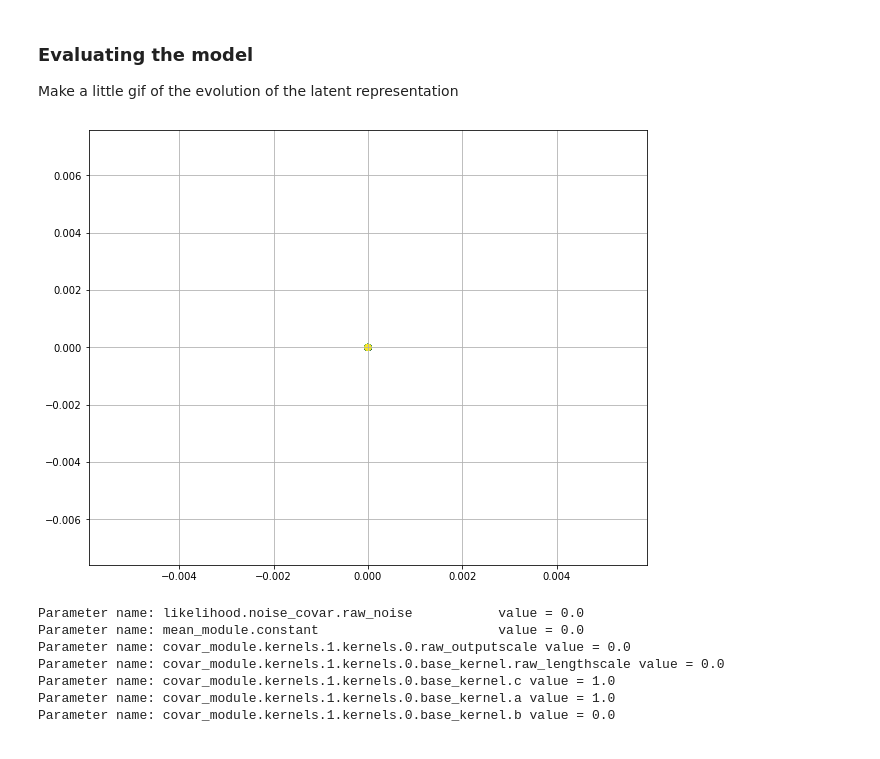
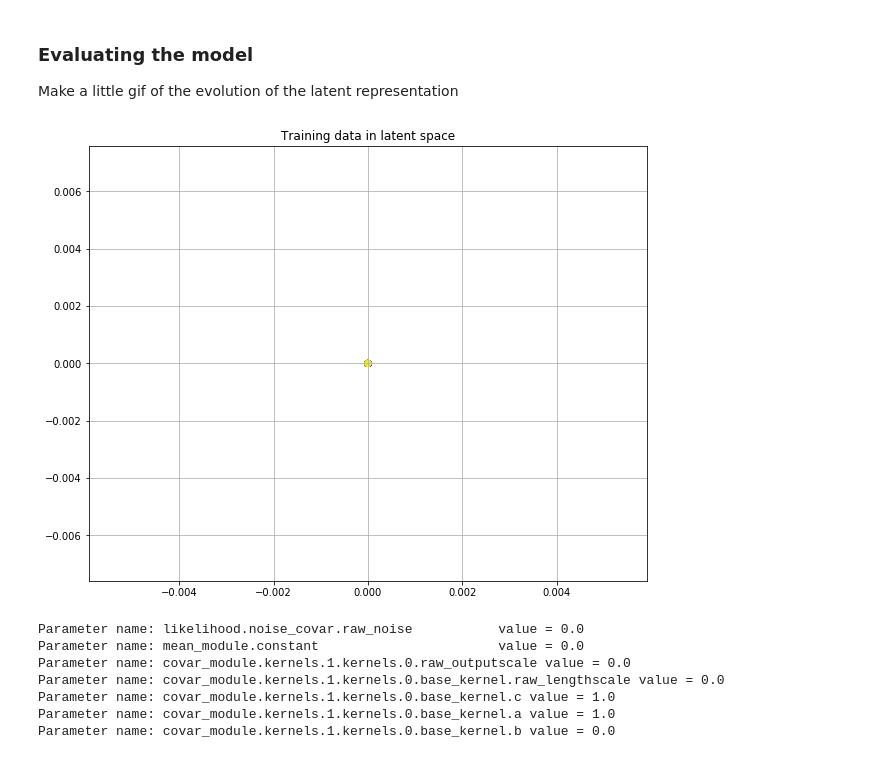
Before and after one commit to smentu/HIT_VAE, a Jupyter notebook: hit_vae/experiments/GPPVAE_demo_flip.ipynb, the cells around one changed output. Drawn from its saved outputs; the diff is of its cells as text; code cells hidden in the pictures.

```diff
--- a/hit_vae/experiments/GPPVAE_demo_flip.ipynb
+++ b/hit_vae/experiments/GPPVAE_demo_flip.ipynb
@@ -411,16 +411,17 @@ imageio.mimsave('../../results/GPPVAE_flip_anim_test.gif', images, duration=0.1)
 # %%
 x = gp_x.train_targets.detach().cpu().numpy()
 y = gp_y.train_targets.detach().cpu().numpy()
 l = gp_x.train_inputs[0][:,4].view(-1).detach().cpu().numpy()
 #print(l)
 
 fig, ax = plt.subplots(figsize=(10,8))
 ax.scatter(x, y, c=l, cmap='viridis')
 ax.grid()
+ax.set_title('Training data in latent space')
 
 plt.show()
 # %% [output]
-[figure, old version]
+[figure, new version]
 # %%
 #hypers = {
 #    'likelihood.noise_covar.raw_noise': torch.tensor(-0.19).to(device),
```
Also changed, not shown: parts of 9 cells of this notebook.
